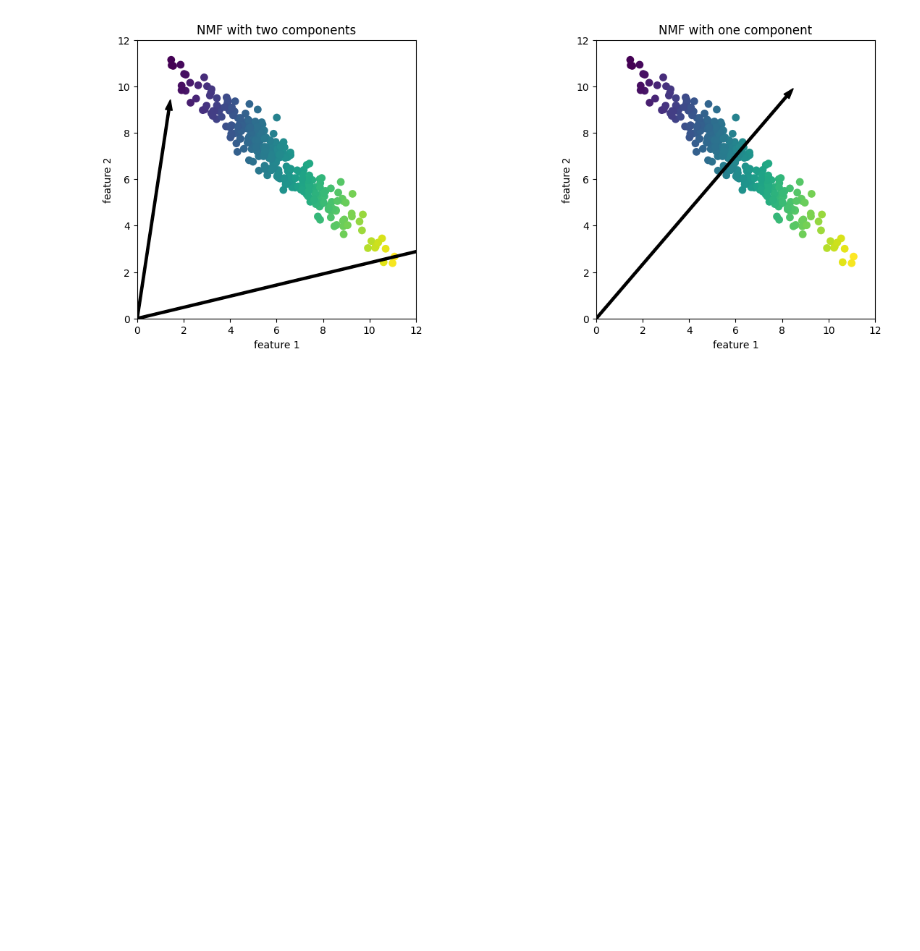
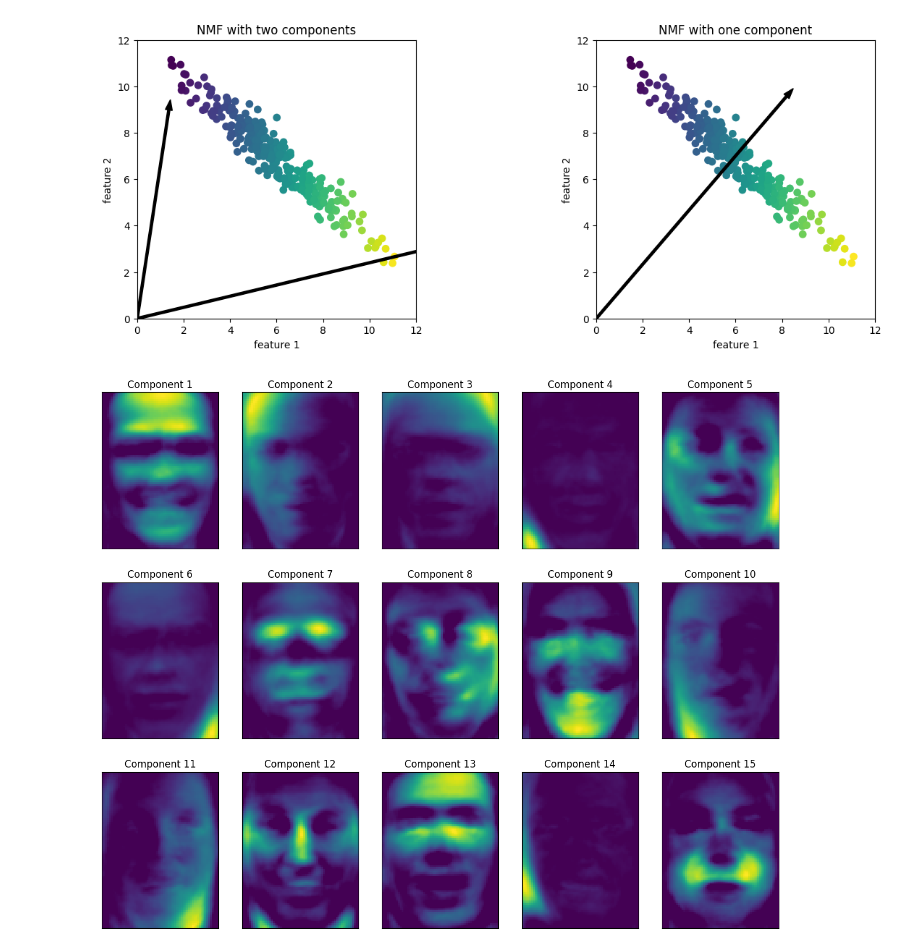
Before and after one commit to TOnodera/machine-learning-with-python, a Jupyter notebook: ch03/labeled_faces.ipynb, the cells around one changed output. Cells and saved outputs as stored; diff of their text form; code cells hidden in the pictures; blank space fills up the shorter version.

```diff
--- a/ch03/labeled_faces.ipynb
+++ b/ch03/labeled_faces.ipynb
@@ -106,8 +106,7 @@ import matplotlib.pyplot as plt
 people = fetch_lfw_people(min_faces_per_person=20, resize=0.7)
 image_shape = people.images[0].shape
 
-fix, axes = plt.subplots(2, 5, figsize=(15, 8),
-                        subplot_kw={'xticks':[], 'yticks':[]})
+fix, axes = plt.subplots(2, 5, figsize=(15, 8), subplot_kw={"xticks": [], "yticks": []})
 
 for target, image, ax in zip(people.target, people.images, axes.ravel()):
     ax.imshow(image)
@@ -164,8 +164,10 @@ X_people = X_people / 255.0
 # %%
 from sklearn.neighbors import KNeighborsClassifier
 from sklearn.model_selection import train_test_split
+
 X_train, X_test, Y_train, Y_test = train_test_split(
-    X_people, Y_people, stratify=Y_people, random_state=0)
+    X_people, Y_people, stratify=Y_people, random_state=0
+)
 # 1-最近傍法
 knn = KNeighborsClassifier(n_neighbors=1)
 knn.fit(X_train, Y_train)
@@ -197,10 +200,11 @@ print(f"Test set score: {knn.score(X_test_pca, Y_test):.3f}")
 # %% [output]
 Test set score: 0.297
 # %%
-fix, axes = plt.subplots(3, 5, figsize=(15, 12),
-                        subplot_kw={'xticks':[], 'yticks':[]})
+fix, axes = plt.subplots(
+    3, 5, figsize=(15, 12), subplot_kw={"xticks": [], "yticks": []}
+)
 for i, (component, ax) in enumerate(zip(pca.components_, axes.ravel())):
-    ax.imshow(component.reshape(image_shape), cmap='viridis')
+    ax.imshow(component.reshape(image_shape), cmap="viridis")
     ax.set_title(f"PC {i+1}")
 plt.show()
 # %% [output]
@@ -220,3 +224,21 @@ plt.show()
 mglearn.plots.plot_nmf_illustration()
 # %% [output]
 [figure]
+# %%
+from sklearn.decomposition import NMF
+
+nmf = NMF(n_components=15, random_state=0)
+nmf.fit(X_train)
+
+X_train_nmf = nmf.transform(X_train)
+X_test_nmf = nmf.transform(X_test)
+
+fix, axes = plt.subplots(
+    3, 5, figsize=(15, 12), subplot_kw={"xticks": [], "yticks": []}
+)
+for i, (component, ax) in enumerate(zip(nmf.components_, axes.ravel())):
+    ax.imshow(component.reshape(image_shape), cmap="viridis")
+    ax.set_title(f"Component {i+1}")
+plt.show()
+# %% [output]
+[figure, added]
```
Also changed, not shown: parts of 3 cells of this notebook, 1 other file.
